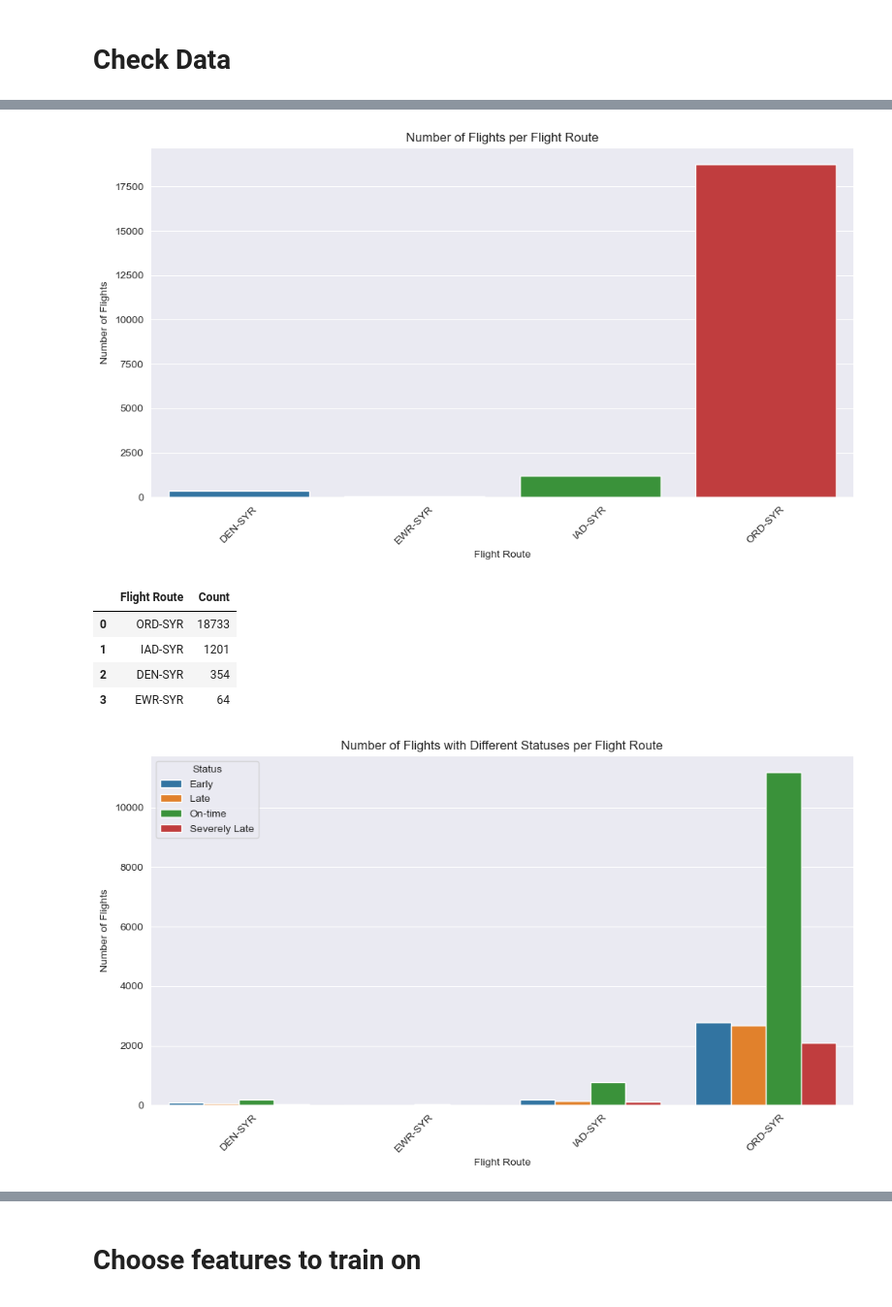
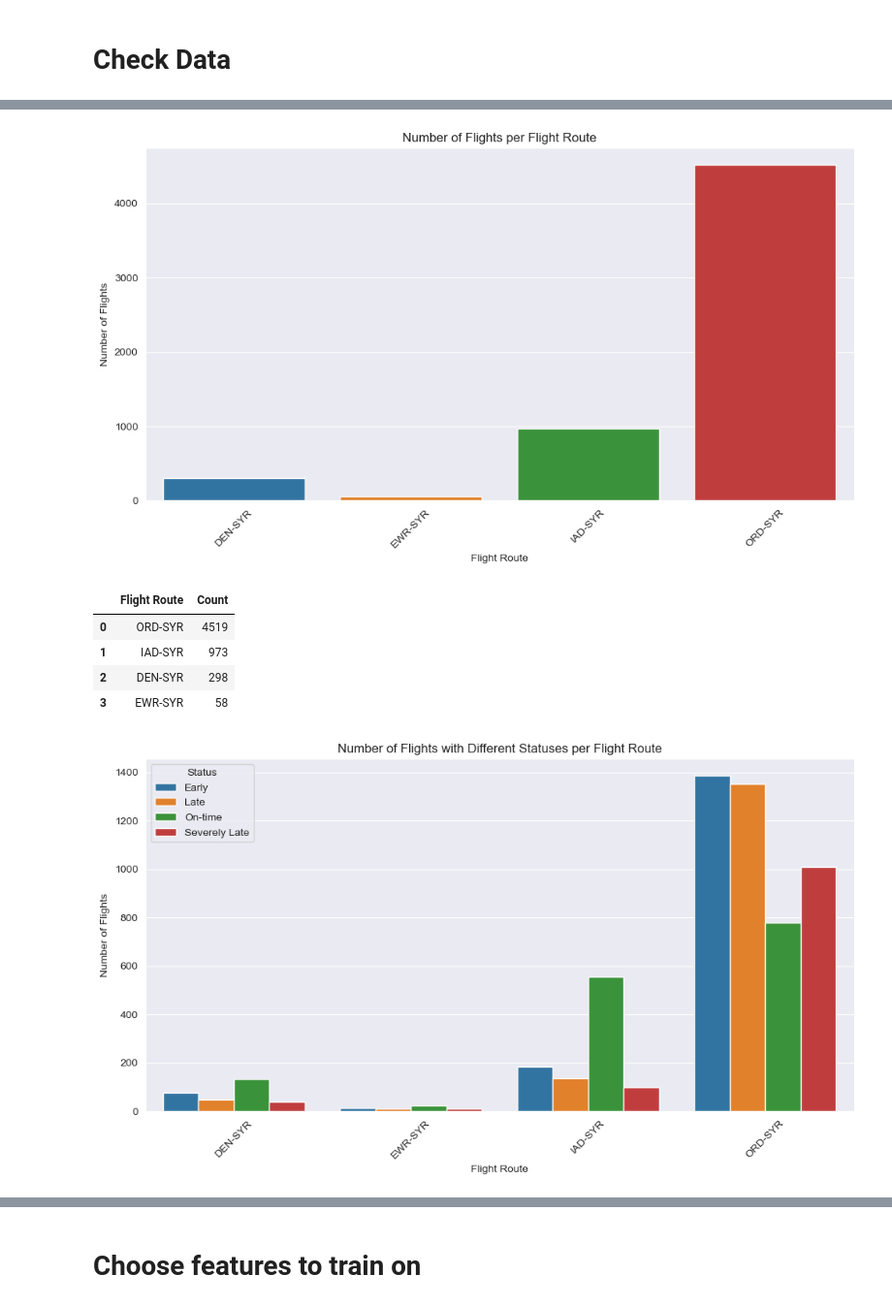
Before and after one commit to rahulkulhalli/CIS600, a Jupyter notebook: main_v5.ipynb, the cells around one changed output, grey strips where cells are left out. Shown: that part at 97% size. Cells and saved outputs as stored; diff of their text form; code cells hidden in the pictures.

```diff
--- a/main_v5.ipynb
+++ b/main_v5.ipynb
@@ -599,0 +625,15 @@ data.head(10)
+# %%
+# Define the condition for selecting rows to drop
+condition = (data['Flight Route'] == 'ORD-SYR') & (data['Status'] == 'On-time')
+
+# Select the rows to drop
+rows_to_drop = data[condition]
+
+# Randomly select 50% of these rows
+rows_to_drop = rows_to_drop.sample(frac=0.8, random_state=42)
+
+# Drop the selected rows from the dataset
+data = data.drop(rows_to_drop.index)
+
+# Display the updated dataset
+data.head()
@@ -599,0 +648,15 @@ data.head(10)
+# %%
+# Define the condition for selecting rows to drop
+condition = (data['Status'] == 'On-time')
+
+# Select the rows to drop
+rows_to_drop = data[condition]
+
+# Randomly select 50% of these rows
+rows_to_drop = rows_to_drop.sample(frac=0.3, random_state=42)
+
+# Drop the selected rows from the dataset
+data = data.drop(rows_to_drop.index)
+
+# Display the updated dataset
+data.head()
@@ -600,6 +671,6 @@ data.head(10)
 # %%
 # Count the number of flights per flight route
-flight_counts_by_route = flight_data['Flight Route'].value_counts().reset_index()
+flight_counts_by_route = data['Flight Route'].value_counts().reset_index()
 flight_counts_by_route.columns = ['Flight Route', 'Count']
 
 # Create a bar plot using seaborn
@@ -616,30 +687,30 @@ plt.xticks(rotation=45)
 plt.show()
 display(flight_counts_by_route.head())
 # %% [output]
-[figure, old version]
+[figure, new version]
 |  | Flight Route | Count |
-| 0 | ORD-SYR | 18733 |
-| 1 | IAD-SYR | 1201 |
-| 2 | DEN-SYR | 354 |
-| 3 | EWR-SYR | 64 |
+| 0 | ORD-SYR | 4519 |
+| 1 | IAD-SYR | 973 |
+| 2 | DEN-SYR | 298 |
+| 3 | EWR-SYR | 58 |
 # %%
 # Count the number of flights with different statuses per flight route
-status_counts_by_route = flight_data.groupby(['Flight Route', 'Status']).size().reset_index(name='Count')
+status_counts_by_route = data.groupby(['Flight Route', 'Status']).size().reset_index(name='Count')
 
 # Create a bar plot using seaborn
 plt.figure(figsize=(12, 6))
 sns.barplot(x='Flight Route', y='Count', hue='Status', data=status_counts_by_route)
 
 # Customize the plot appearance
 plt.title('Number of Flights with Different Statuses per Flight Route')
 plt.xlabel('Flight Route')
 plt.ylabel('Number of Flights')
 plt.xticks(rotation=45)
 
 # Display the plot
 plt.show()
 # %% [output]
-[figure, old version]
+[figure, new version]
 # %%
 display(data.columns)
 
```
Also changed, not shown: parts of 31 cells of this notebook, 9 other files.
